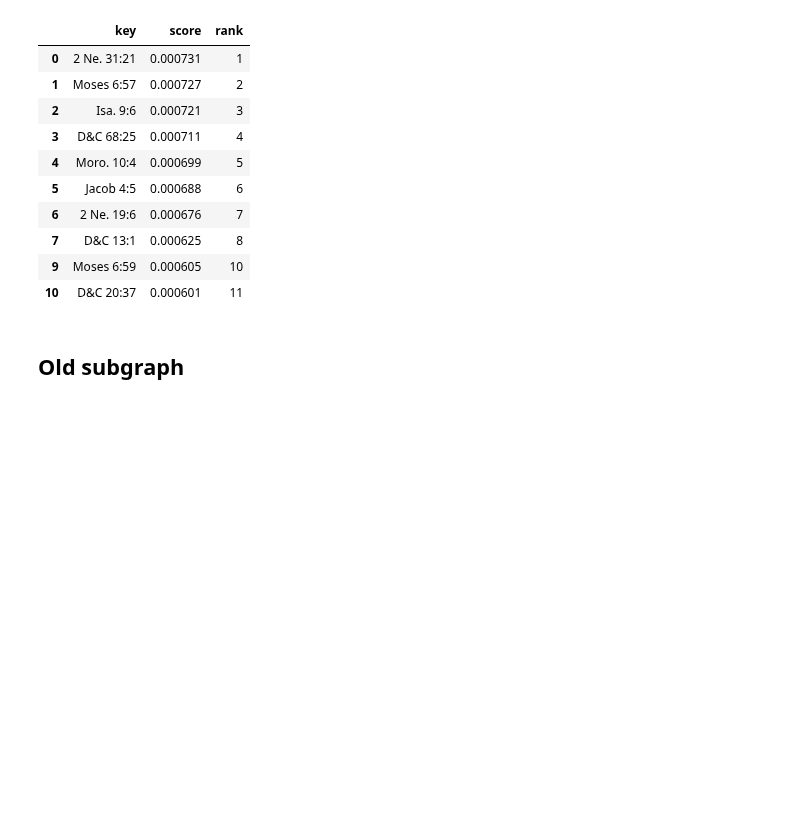
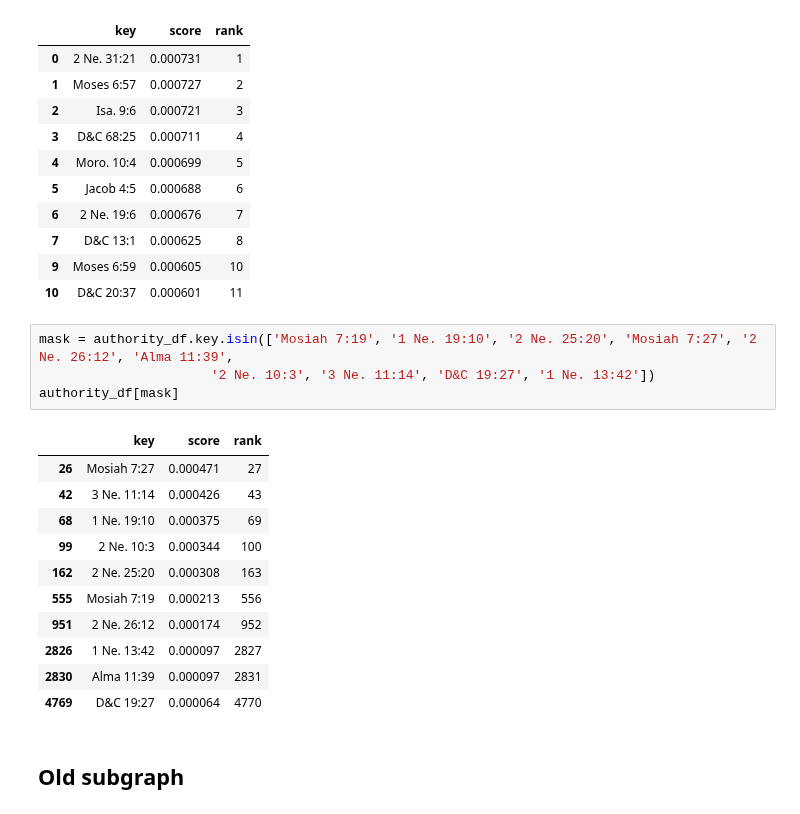
Before and after one commit to skearnes/scripture-graph, a Jupyter notebook: posts/2021-01-08/post.ipynb, the cells around one changed output. Cells and saved outputs as stored; diff of their text form; blank space fills up the shorter version.

```diff
--- a/posts/2021-01-08/post.ipynb
+++ b/posts/2021-01-08/post.ipynb
@@ -459,6 +459,22 @@ authority_df[~authority_df.key.str.startswith(('TG', 'ITC'))].head(10)
 | 7 | D&C 13:1 | 0.000625 | 8 |
 | 9 | Moses 6:59 | 0.000605 | 10 |
 | 10 | D&C 20:37 | 0.000601 | 11 |
+# %%
+mask = authority_df.key.isin(['Mosiah 7:19', '1 Ne. 19:10', '2 Ne. 25:20', 'Mosiah 7:27', '2 Ne. 26:12', 'Alma 11:39',
+                      '2 Ne. 10:3', '3 Ne. 11:14', 'D&C 19:27', '1 Ne. 13:42'])
+authority_df[mask]
+# %% [output]
+|  | key | score | rank |
+| 26 | Mosiah 7:27 | 0.000471 | 27 |
+| 42 | 3 Ne. 11:14 | 0.000426 | 43 |
+| 68 | 1 Ne. 19:10 | 0.000375 | 69 |
+| 99 | 2 Ne. 10:3 | 0.000344 | 100 |
+| 162 | 2 Ne. 25:20 | 0.000308 | 163 |
+| 555 | Mosiah 7:19 | 0.000213 | 556 |
+| 951 | 2 Ne. 26:12 | 0.000174 | 952 |
+| 2826 | 1 Ne. 13:42 | 0.000097 | 2827 |
+| 2830 | Alma 11:39 | 0.000097 | 2831 |
+| 4769 | D&C 19:27 | 0.000064 | 4770 |
 # %% [markdown]
 ## Old subgraph
 # %%
```
